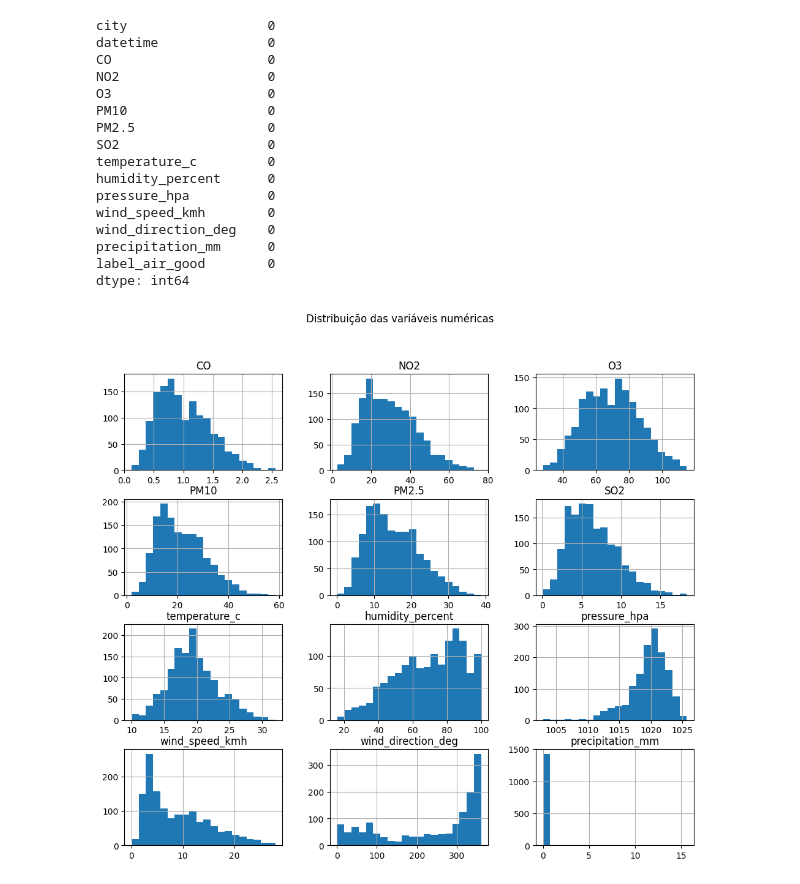
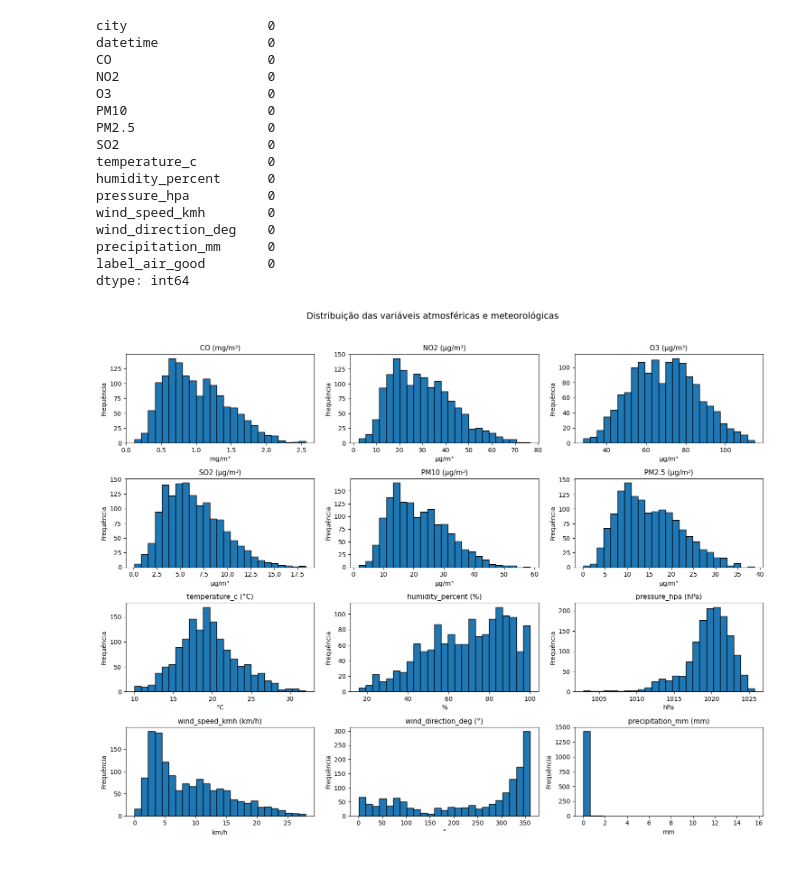
Before and after one commit to CatarinaMaria217/Proj1_AI, a Jupyter notebook: eda.ipynb, the cells around one changed output. Saved outputs shown, nothing was run; the diff lists cells and outputs as text; code cells hidden in the pictures.

```diff
--- a/eda.ipynb
+++ b/eda.ipynb
@@ -163,11 +163,48 @@ wind_direction_deg    0
 precipitation_mm      0
 label_air_good        0
 dtype: int64
-# %%
-# Histogramas e distribuições
-df_eda.hist(figsize=(12, 10), bins=20)
-plt.suptitle("Distribuição das variáveis numéricas")
-plt.show()
-# %% [output]
-[figure, removed]
+# %%
+import matplotlib.pyplot as plt
+
+# Dicionário com variáveis e unidades (atmosféricas + meteorológicas)
+variaveis_unidades = {
+    'CO': 'mg/m³',
+    'NO2': 'µg/m³',
+    'O3': 'µg/m³',
+    'SO2': 'µg/m³',
+    'PM10': 'µg/m³',
+    'PM2.5': 'µg/m³',
+    'temperature_c': '°C',
+    'humidity_percent': '%',
+    'pressure_hpa': 'hPa',
+    'wind_speed_kmh': 'km/h',
+    'wind_direction_deg': '°',
+    'precipitation_mm': 'mm'
+}
+
+# Criar grelha dinâmica (3 colunas, número de linhas ajusta automaticamente)
+num_vars = len(variaveis_unidades)
+cols = 3
+rows = (num_vars // cols) + (num_vars % cols > 0)
+
+fig, axes = plt.subplots(rows, cols, figsize=(15, 12))
+axes = axes.flatten()
+
+# Gerar um histograma para cada variável com unidade no título
+for i, (var, unidade) in enumerate(variaveis_unidades.items()):
+    axes[i].hist(df_eda[var], bins=25, edgecolor='black')
+    axes[i].set_title(f"{var} ({unidade})", fontsize=11)
+    axes[i].set_xlabel(unidade)
+    axes[i].set_ylabel("Frequência")
+
+# Remover eixos vazios (caso sobrem subplots)
+for j in range(i+1, len(axes)):
+    fig.delaxes(axes[j])
+
+# Ajustar layout e título geral
+plt.suptitle("Distribuição das variáveis atmosféricas e meteorológicas", fontsize=14)
+plt.tight_layout(rect=[0, 0, 1, 0.96])
+plt.show()
+# %% [output]
+[figure, added]
 # %% [markdown]
```
Also changed, not shown: parts of 6 cells of this notebook.
